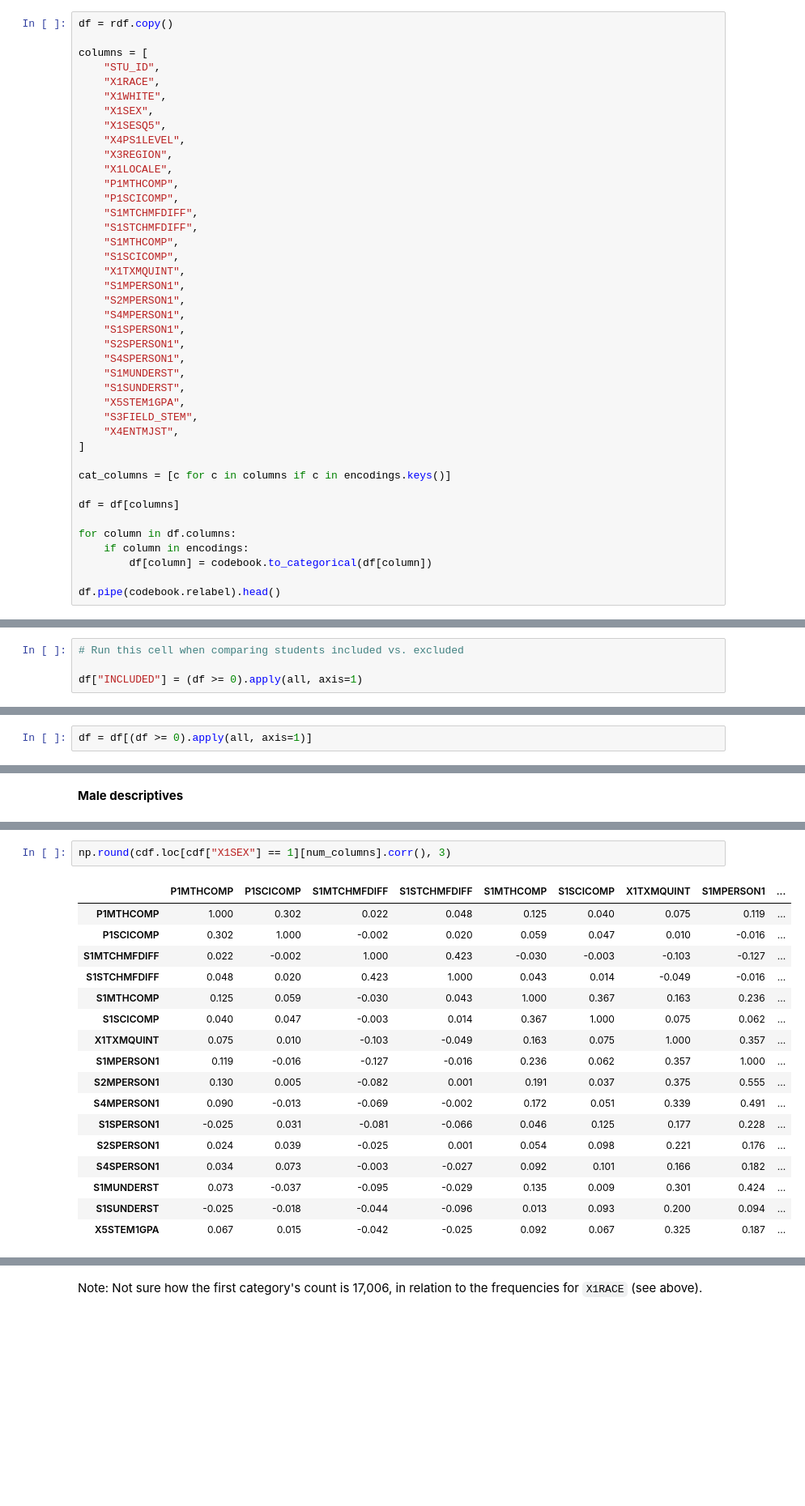
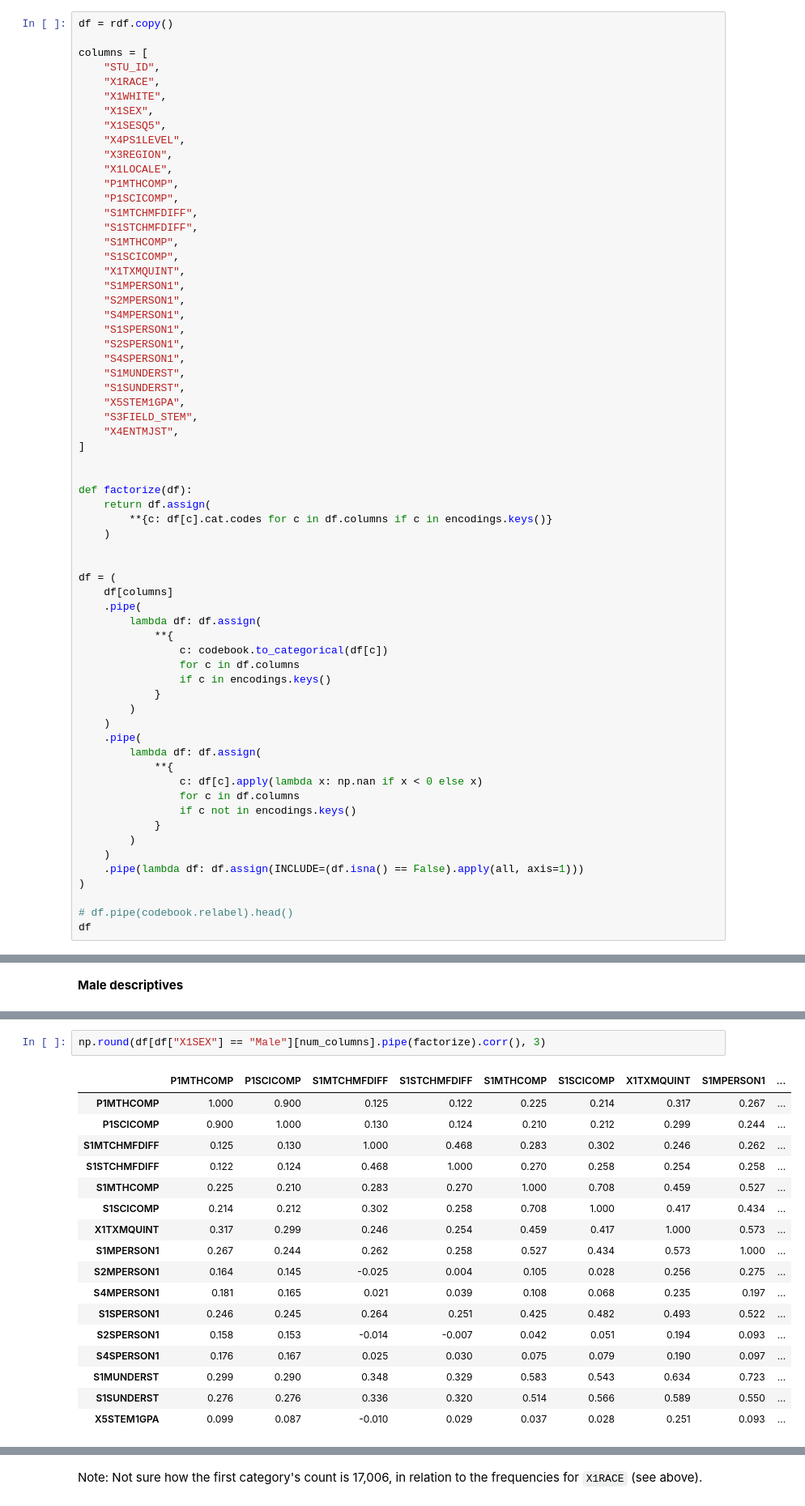
Before and after one commit to niwako/hsls, a Jupyter notebook: niwako_for_proposal.ipynb, the cells around one changed output, grey strips where cells are left out. Shown at 81% size. Cells and saved outputs as stored; diff of their text form; blank space fills up the shorter version.

```diff
--- a/niwako_for_proposal.ipynb
+++ b/niwako_for_proposal.ipynb
@@ -57,13 +57,36 @@ columns = [
     "X4ENTMJST",
 ]
 
-cat_columns = [c for c in columns if c in encodings.keys()]
 
-df = df[columns]
+def factorize(df):
+    return df.assign(
+        **{c: df[c].cat.codes for c in df.columns if c in encodings.keys()}
+    )
 
-for column in df.columns:
-    if column in encodings:
-        df[column] = codebook.to_categorical(df[column])
 
-df.pipe(codebook.relabel).head()
+df = (
+    df[columns]
+    .pipe(
+        lambda df: df.assign(
+            **{
+                c: codebook.to_categorical(df[c])
+                for c in df.columns
+                if c in encodings.keys()
+            }
+        )
+    )
+    .pipe(
+        lambda df: df.assign(
+            **{
+                c: df[c].apply(lambda x: np.nan if x < 0 else x)
+                for c in df.columns
+                if c not in encodings.keys()
+            }
+        )
+    )
+    .pipe(lambda df: df.assign(INCLUDE=(df.isna() == False).apply(all, axis=1)))
+)
+
+# df.pipe(codebook.relabel).head()
+df
 # %% [output]
@@ -144,4 +158,0 @@ Name: X5STEM1GPA, Length: 23503, dtype: float64
-# %%
-# Run this cell when comparing students included vs. excluded
-
-df["INCLUDED"] = (df >= 0).apply(all, axis=1)
@@ -289,2 +226,0 @@ Name: X1SEX, dtype: int64
-# %%
-df = df[(df >= 0).apply(all, axis=1)]
@@ -459,23 +312,23 @@ cdf.loc[cdf["X1SEX"] == 1][num_columns].describe()
 # %%
-np.round(cdf.loc[cdf["X1SEX"] == 1][num_columns].corr(), 3)
+np.round(df[df["X1SEX"] == "Male"][num_columns].pipe(factorize).corr(), 3)
 # %% [output]
 |  | P1MTHCOMP | P1SCICOMP | S1MTCHMFDIFF | S1STCHMFDIFF | S1MTHCOMP | S1SCICOMP | X1TXMQUINT | S1MPERSON1 | ... |
-| P1MTHCOMP | 1.000 | 0.302 | 0.022 | 0.048 | 0.125 | 0.040 | 0.075 | 0.119 | ... |
-| P1SCICOMP | 0.302 | 1.000 | -0.002 | 0.020 | 0.059 | 0.047 | 0.010 | -0.016 | ... |
-| S1MTCHMFDIFF | 0.022 | -0.002 | 1.000 | 0.423 | -0.030 | -0.003 | -0.103 | -0.127 | ... |
-| S1STCHMFDIFF | 0.048 | 0.020 | 0.423 | 1.000 | 0.043 | 0.014 | -0.049 | -0.016 | ... |
-| S1MTHCOMP | 0.125 | 0.059 | -0.030 | 0.043 | 1.000 | 0.367 | 0.163 | 0.236 | ... |
-| S1SCICOMP | 0.040 | 0.047 | -0.003 | 0.014 | 0.367 | 1.000 | 0.075 | 0.062 | ... |
-| X1TXMQUINT | 0.075 | 0.010 | -0.103 | -0.049 | 0.163 | 0.075 | 1.000 | 0.357 | ... |
-| S1MPERSON1 | 0.119 | -0.016 | -0.127 | -0.016 | 0.236 | 0.062 | 0.357 | 1.000 | ... |
-| S2MPERSON1 | 0.130 | 0.005 | -0.082 | 0.001 | 0.191 | 0.037 | 0.375 | 0.555 | ... |
-| S4MPERSON1 | 0.090 | -0.013 | -0.069 | -0.002 | 0.172 | 0.051 | 0.339 | 0.491 | ... |
-| S1SPERSON1 | -0.025 | 0.031 | -0.081 | -0.066 | 0.046 | 0.125 | 0.177 | 0.228 | ... |
-| S2SPERSON1 | 0.024 | 0.039 | -0.025 | 0.001 | 0.054 | 0.098 | 0.221 | 0.176 | ... |
-| S4SPERSON1 | 0.034 | 0.073 | -0.003 | -0.027 | 0.092 | 0.101 | 0.166 | 0.182 | ... |
-| S1MUNDERST | 0.073 | -0.037 | -0.095 | -0.029 | 0.135 | 0.009 | 0.301 | 0.424 | ... |
-| S1SUNDERST | -0.025 | -0.018 | -0.044 | -0.096 | 0.013 | 0.093 | 0.200 | 0.094 | ... |
-| X5STEM1GPA | 0.067 | 0.015 | -0.042 | -0.025 | 0.092 | 0.067 | 0.325 | 0.187 | ... |
+| P1MTHCOMP | 1.000 | 0.900 | 0.125 | 0.122 | 0.225 | 0.214 | 0.317 | 0.267 | ... |
+| P1SCICOMP | 0.900 | 1.000 | 0.130 | 0.124 | 0.210 | 0.212 | 0.299 | 0.244 | ... |
+| S1MTCHMFDIFF | 0.125 | 0.130 | 1.000 | 0.468 | 0.283 | 0.302 | 0.246 | 0.262 | ... |
+| S1STCHMFDIFF | 0.122 | 0.124 | 0.468 | 1.000 | 0.270 | 0.258 | 0.254 | 0.258 | ... |
+| S1MTHCOMP | 0.225 | 0.210 | 0.283 | 0.270 | 1.000 | 0.708 | 0.459 | 0.527 | ... |
+| S1SCICOMP | 0.214 | 0.212 | 0.302 | 0.258 | 0.708 | 1.000 | 0.417 | 0.434 | ... |
+| X1TXMQUINT | 0.317 | 0.299 | 0.246 | 0.254 | 0.459 | 0.417 | 1.000 | 0.573 | ... |
+| S1MPERSON1 | 0.267 | 0.244 | 0.262 | 0.258 | 0.527 | 0.434 | 0.573 | 1.000 | ... |
+| S2MPERSON1 | 0.164 | 0.145 | -0.025 | 0.004 | 0.105 | 0.028 | 0.256 | 0.275 | ... |
+| S4MPERSON1 | 0.181 | 0.165 | 0.021 | 0.039 | 0.108 | 0.068 | 0.235 | 0.197 | ... |
+| S1SPERSON1 | 0.246 | 0.245 | 0.264 | 0.251 | 0.425 | 0.482 | 0.493 | 0.522 | ... |
+| S2SPERSON1 | 0.158 | 0.153 | -0.014 | -0.007 | 0.042 | 0.051 | 0.194 | 0.093 | ... |
+| S4SPERSON1 | 0.176 | 0.167 | 0.025 | 0.030 | 0.075 | 0.079 | 0.190 | 0.097 | ... |
+| S1MUNDERST | 0.299 | 0.290 | 0.348 | 0.329 | 0.583 | 0.543 | 0.634 | 0.723 | ... |
+| S1SUNDERST | 0.276 | 0.276 | 0.336 | 0.320 | 0.514 | 0.566 | 0.589 | 0.550 | ... |
+| X5STEM1GPA | 0.099 | 0.087 | -0.010 | 0.029 | 0.037 | 0.028 | 0.251 | 0.093 | ... |
 # %%
 col_na = round(100 * (df.isna().sum() / len(df)), 2)
 col_nunique = df.nunique()
```
Also changed, not shown: parts of 60 cells of this notebook.
